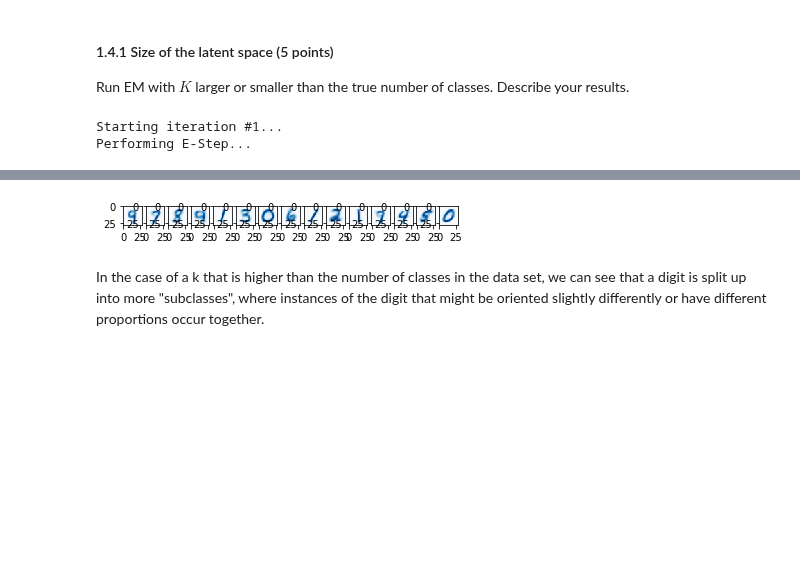
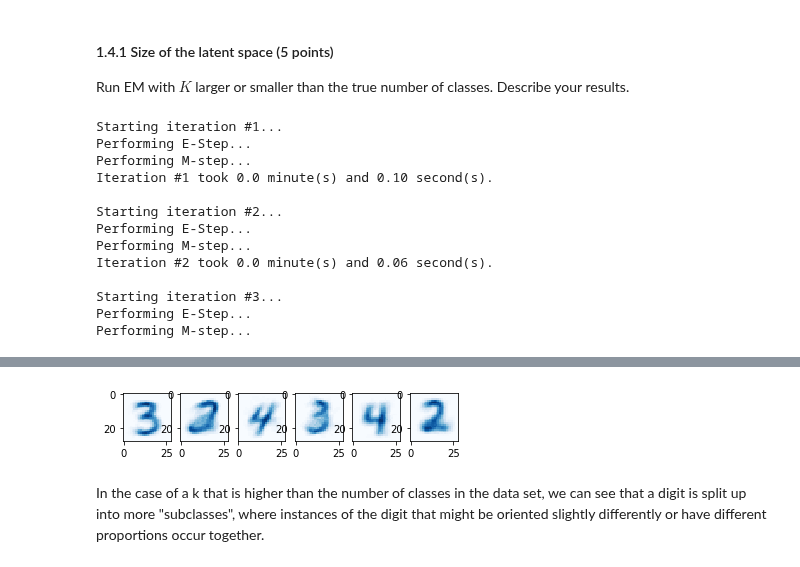
Before and after one commit to Kaleidophon/bayesian-buffalo, a Jupyter notebook: lab3/lab3.ipynb, the cells around one changed output, grey strips where cells are left out. Saved outputs shown, nothing was run; the diff lists cells and outputs as text; code cells hidden in the pictures; blank space fills up the shorter version.

```diff
--- a/lab3/lab3.ipynb
+++ b/lab3/lab3.ipynb
@@ -319,8 +319,7 @@ Perform the follow-up experiments listed below using your implementation of the
 #### 1.4.1 Size of the latent space (5 points)
 Run EM with $K$ larger or smaller than the true number of classes. Describe your results.
 # %%
-large_train, _ = create_digits_train_data(bin_train_data, train_labels, range(10), size=1000)
-large_gamma, large_mu, large_pi = EM(bin_train_data, 15, max_iter=10)
+large_gamma, large_mu, large_pi = EM(three_digits_train, 6, max_iter=10)
 
 fig2 = plt.figure()
 for mu_index in range(large_mu.shape[0]):
@@ -331,3 +330,14 @@ plt.show()
 # %% [output]
 Starting iteration #1...
 Performing E-Step...
+Performing M-step...
+Iteration #1 took 0.0 minute(s) and 0.10 second(s).
+
+Starting iteration #2...
+Performing E-Step...
+Performing M-step...
+Iteration #2 took 0.0 minute(s) and 0.06 second(s).
+
+Starting iteration #3...
+Performing E-Step...
+Performing M-step...
@@ -351,4 +361,4 @@ Iteration #10 took 0.0 minute(s) and 57.28 second(s).
-[figure, old version]
+[figure, new version]
 # %% [markdown]
 In the case of a k that is higher than the number of classes in the data set, we can see that a digit is split up into more "subclasses", where instances of the digit that might be oriented slightly differently or have different proportions occur together.
 # %% [markdown]
```
Also changed, not shown: parts of 9 cells of this notebook.
